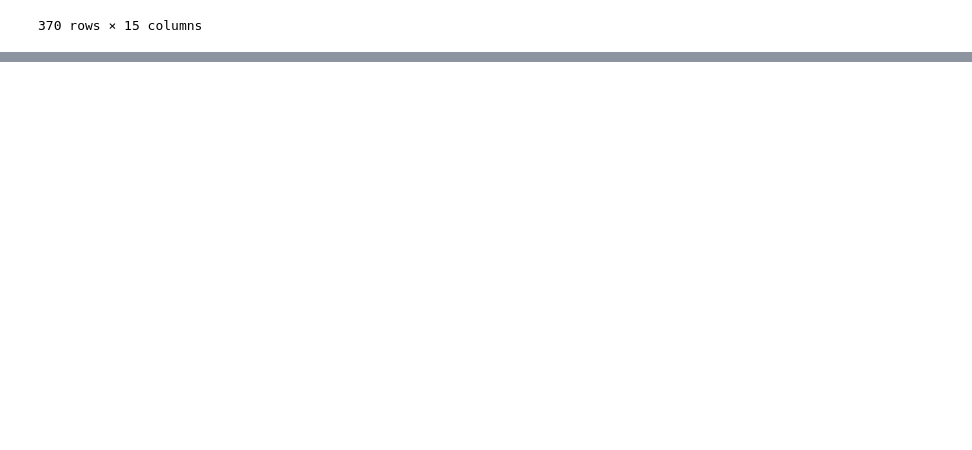
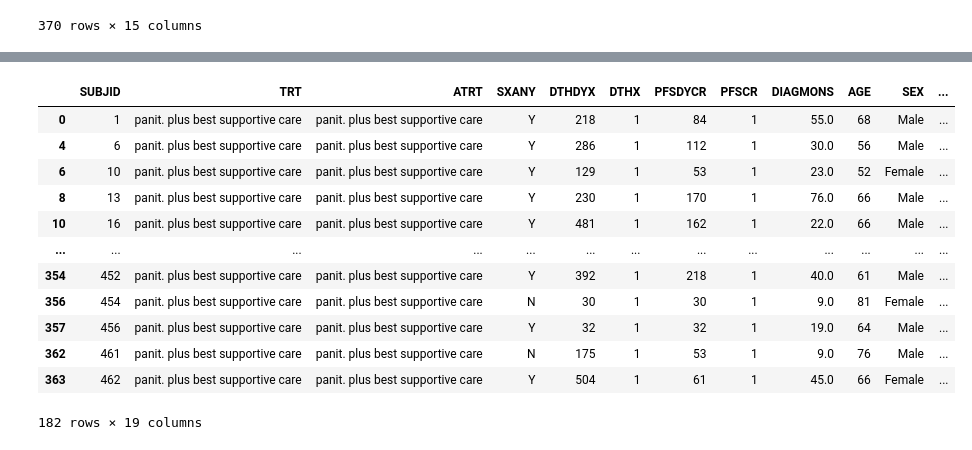
Before and after one commit to jinho3501/Panitumumab, a Jupyter notebook: 진호의 공간/data handling.ipynb, the cells around one changed output, grey strips where cells are left out. Drawn from its saved outputs; the diff is of its cells as text; code cells hidden in the pictures; blank space fills up the shorter version.

```diff
--- a/진호의 공간/data handling.ipynb
+++ b/진호의 공간/data handling.ipynb
@@ -394,0 +490,43 @@ bio_final
+# %%
+import pandas as pd
+
+adae = pd.read_csv('../csv_file/ADAE_PDS2019.csv')
+adsl = pd.read_csv('../csv_file/ADSL_PDS2019.csv')
+
+first = adae.groupby('SUBJID')['AESTDYI'].min().median() # 11.5일 나옴
+
+skin_all = adae[adae['AESOC'] == 'SKIN AND SUBCUTANEOUS TISSUE DISORDERS']
+
+landmark = 15
+final_skin_lm=  adsl[adsl['DTHDYX']>=landmark].copy() #6명이 15일 전에 사망
+
+skin_before = skin_all[skin_all['AESTDYI']<=landmark] #9명이 15일 이후에 피부발진 시작
+grade_lm = skin_before.groupby('SUBJID')['AESEVCD'].max().reset_index()
+grade_lm.columns = ['SUBJID', 'MAX_GRADE_LM']
+
+final_skin_lm = final_skin_lm.merge(grade_lm, on='SUBJID', how='left')
+final_skin_lm['MAX_GRADE_LM'] = final_skin_lm['MAX_GRADE_LM'].fillna(0)
+final_skin_lm['MAX_GRADE_LM'] = final_skin_lm['MAX_GRADE_LM'].astype(int)
+final_skin_lm['SEVERE_RASH_LM'] = (final_skin_lm['MAX_GRADE_LM'] >= 2).astype(int)
+
+# ⑥ 생존시간 재계산 (랜드마크 기준으로)
+final_skin_lm['DTHDYX_LM'] = final_skin_lm['DTHDYX'] - landmark
+
+# ⑦ 파니투무맙군만
+final_skin_lm = final_skin_lm[final_skin_lm['TRT'].str.contains('panit')]
+# %%
+final_skin_lm
+# %% [output]
+|  | SUBJID | TRT | ATRT | SXANY | DTHDYX | DTHX | PFSDYCR | PFSCR | DIAGMONS | AGE | SEX | ... |
+| 0 | 1 | panit. plus best supportive care | panit. plus best supportive care | Y | 218 | 1 | 84 | 1 | 55.0 | 68 | Male | ... |
+| 4 | 6 | panit. plus best supportive care | panit. plus best supportive care | Y | 286 | 1 | 112 | 1 | 30.0 | 56 | Male | ... |
+| 6 | 10 | panit. plus best supportive care | panit. plus best supportive care | Y | 129 | 1 | 53 | 1 | 23.0 | 52 | Female | ... |
+| 8 | 13 | panit. plus best supportive care | panit. plus best supportive care | Y | 230 | 1 | 170 | 1 | 76.0 | 66 | Male | ... |
+| 10 | 16 | panit. plus best supportive care | panit. plus best supportive care | Y | 481 | 1 | 162 | 1 | 22.0 | 66 | Male | ... |
+| ... | ... | ... | ... | ... | ... | ... | ... | ... | ... | ... | ... | ... |
+| 354 | 452 | panit. plus best supportive care | panit. plus best supportive care | Y | 392 | 1 | 218 | 1 | 40.0 | 61 | Male | ... |
+| 356 | 454 | panit. plus best supportive care | panit. plus best supportive care | N | 30 | 1 | 30 | 1 | 9.0 | 81 | Female | ... |
+| 357 | 456 | panit. plus best supportive care | panit. plus best supportive care | Y | 32 | 1 | 32 | 1 | 19.0 | 64 | Male | ... |
+| 362 | 461 | panit. plus best supportive care | panit. plus best supportive care | N | 175 | 1 | 53 | 1 | 9.0 | 76 | Male | ... |
+| 363 | 462 | panit. plus best supportive care | panit. plus best supportive care | Y | 504 | 1 | 61 | 1 | 45.0 | 66 | Female | ... |
+182 rows × 19 columns
```
Also changed, not shown: parts of 18 cells of this notebook, 5 other files.
